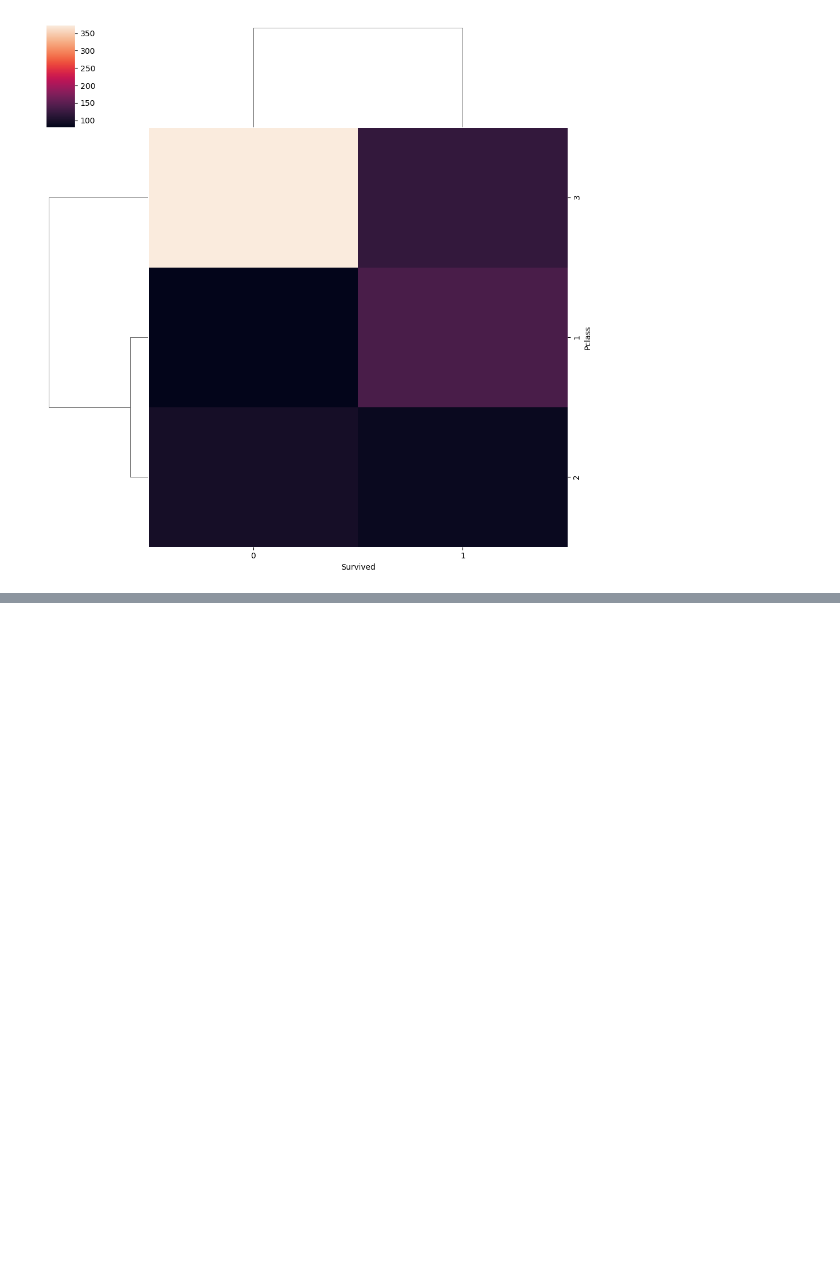
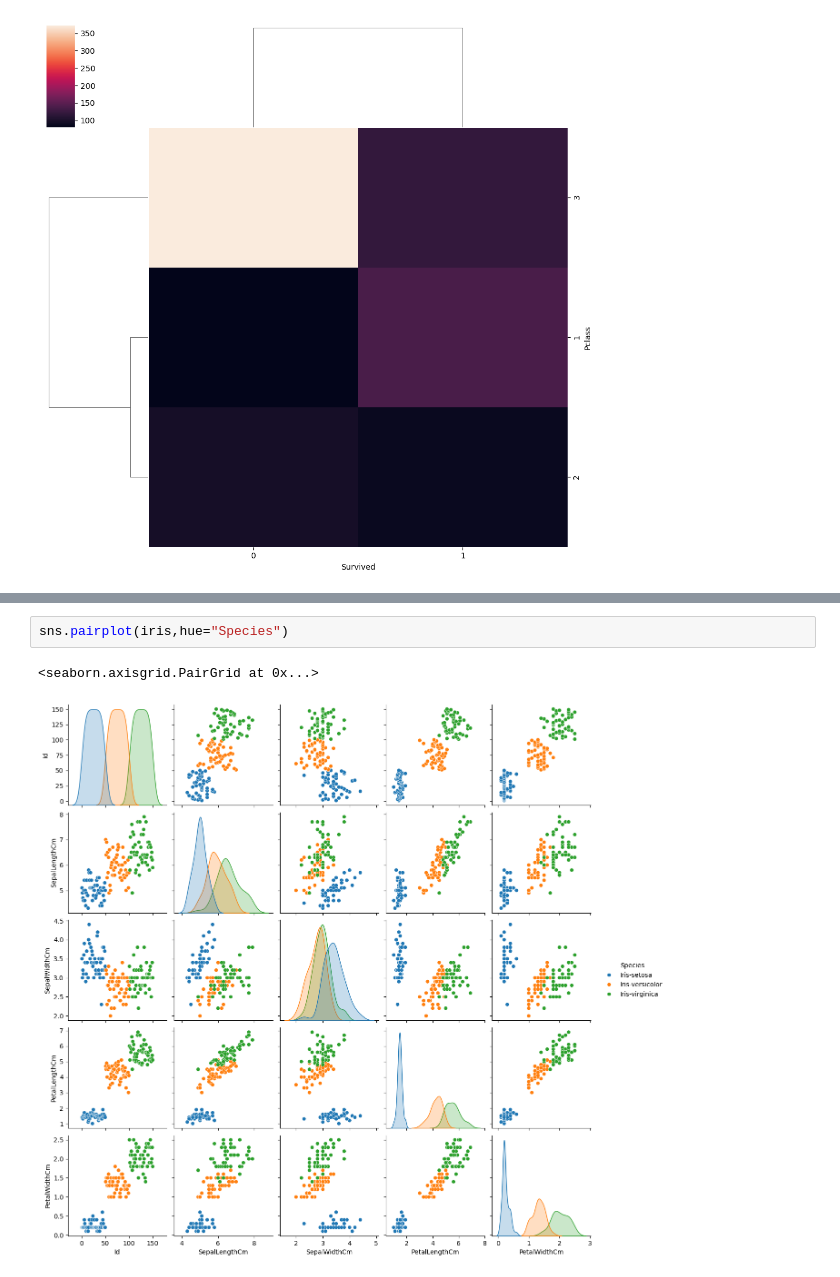
Before and after one commit to 07fahim/Python, a Jupyter notebook: Python/EDA Analysis/EDA using Bivariate and Multivariate Analysis.ipynb, the cells around one changed output, grey strips where cells are left out. Saved outputs shown, nothing was run; the diff lists cells and outputs as text; blank space fills up the shorter version.

```diff
--- a/Python/EDA Analysis/EDA using Bivariate and Multivariate Analysis.ipynb
+++ b/Python/EDA Analysis/EDA using Bivariate and Multivariate Analysis.ipynb
@@ -148,0 +161,5 @@ sns.clustermap(pd.crosstab(titanic['Pclass'],titanic['Survived']))
+# %%
+sns.pairplot(iris,hue="Species")
+# %% [output]
+<seaborn.axisgrid.PairGrid at 0x...>
+[figure, added]
```
Also changed, not shown: parts of 4 cells of this notebook.
